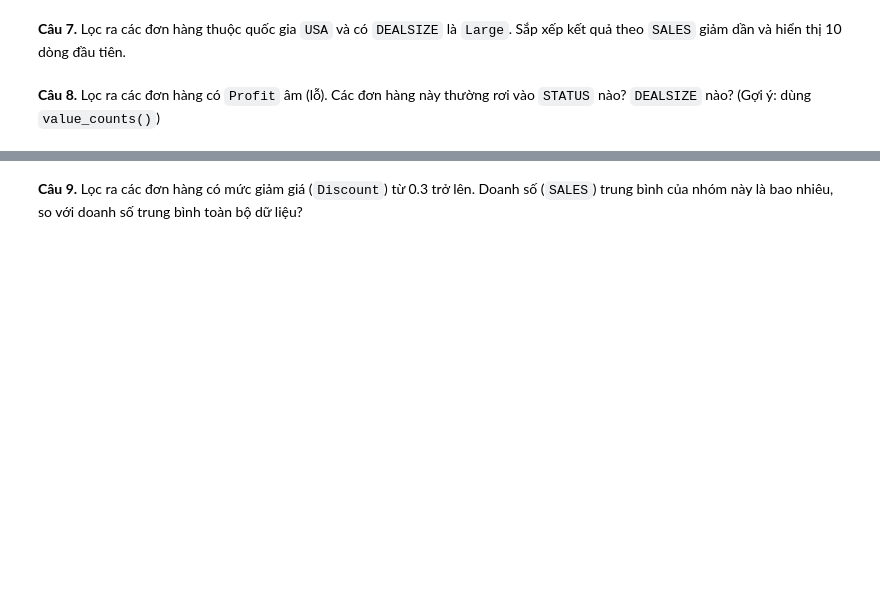
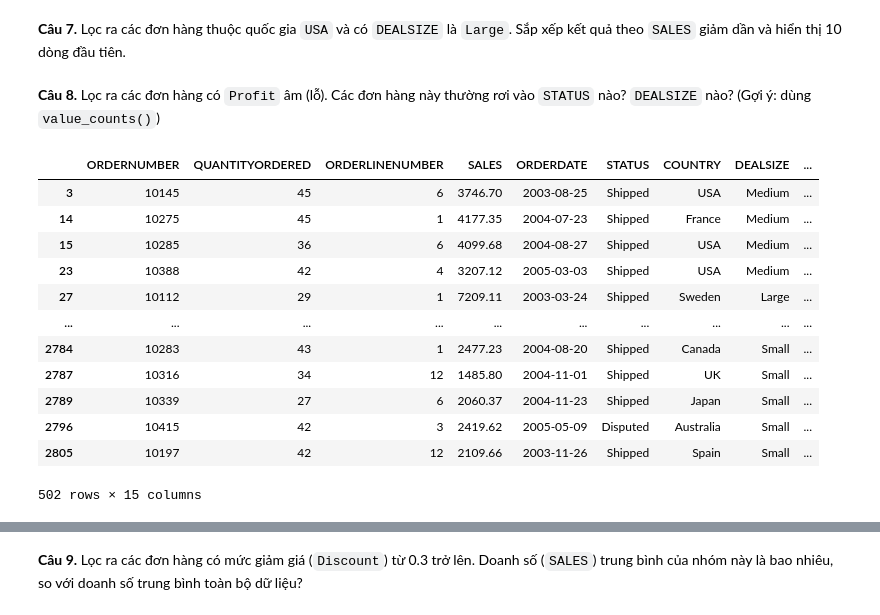
Before and after one commit to lnqynhuoq/DA-AI, a Jupyter notebook: Buoi02_01.ipynb, the cells around one changed output, grey strips where cells are left out. Drawn from its saved outputs; the diff is of its cells as text; code cells hidden in the pictures; blank space fills up the shorter version.

```diff
--- a/Buoi02_01.ipynb
+++ b/Buoi02_01.ipynb
@@ -123,3 +292,21 @@ df[(df['SALES']>5000) & (df['SALES']<8000)]
 **Câu 7.** Lọc ra các đơn hàng thuộc quốc gia `USA` và có `DEALSIZE` là `Large`. Sắp xếp kết quả theo `SALES` giảm dần và hiển thị 10 dòng đầu tiên.
 # %% [markdown]
 **Câu 8.** Lọc ra các đơn hàng có `Profit` âm (lỗ). Các đơn hàng này thường rơi vào `STATUS` nào? `DEALSIZE` nào? (Gợi ý: dùng `value_counts()`)
+# %%
+df_Profit = df[df["Profit"] < 0]
+df_Profit
+# đặt biến để không ảnh hưởng dữ liệu gốc
+# %% [output]
+|  | ORDERNUMBER | QUANTITYORDERED | ORDERLINENUMBER | SALES | ORDERDATE | STATUS | COUNTRY | DEALSIZE | ... |
+| 3 | 10145 | 45 | 6 | 3746.70 | 2003-08-25 | Shipped | USA | Medium | ... |
+| 14 | 10275 | 45 | 1 | 4177.35 | 2004-07-23 | Shipped | France | Medium | ... |
+| 15 | 10285 | 36 | 6 | 4099.68 | 2004-08-27 | Shipped | USA | Medium | ... |
+| 23 | 10388 | 42 | 4 | 3207.12 | 2005-03-03 | Shipped | USA | Medium | ... |
+| 27 | 10112 | 29 | 1 | 7209.11 | 2003-03-24 | Shipped | Sweden | Large | ... |
+| ... | ... | ... | ... | ... | ... | ... | ... | ... | ... |
+| 2784 | 10283 | 43 | 1 | 2477.23 | 2004-08-20 | Shipped | Canada | Small | ... |
+| 2787 | 10316 | 34 | 12 | 1485.80 | 2004-11-01 | Shipped | UK | Small | ... |
+| 2789 | 10339 | 27 | 6 | 2060.37 | 2004-11-23 | Shipped | Japan | Small | ... |
+| 2796 | 10415 | 42 | 3 | 2419.62 | 2005-05-09 | Disputed | Australia | Small | ... |
+| 2805 | 10197 | 42 | 12 | 2109.66 | 2003-11-26 | Shipped | Spain | Small | ... |
+502 rows × 15 columns
```
Also changed, not shown: parts of 25 cells of this notebook.
